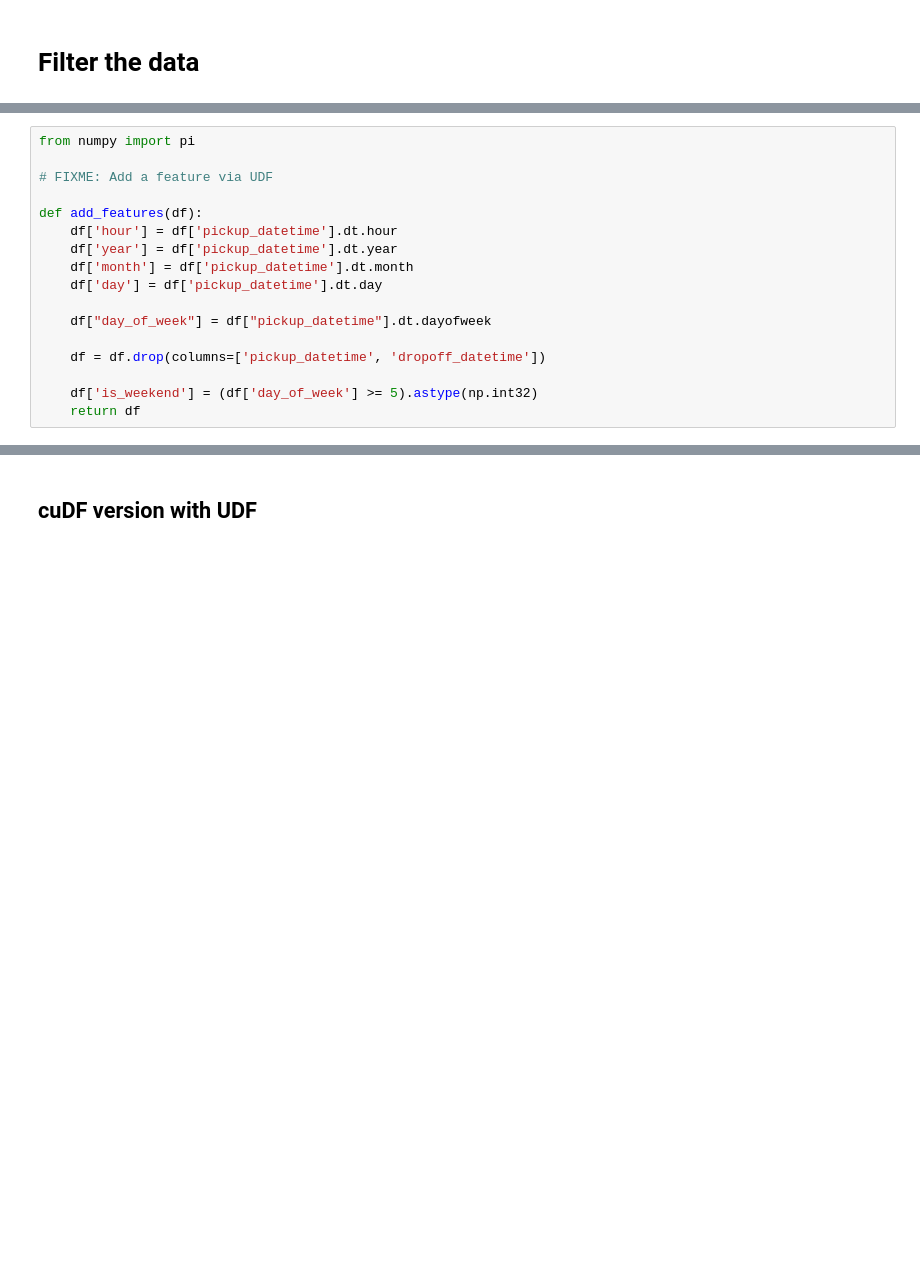
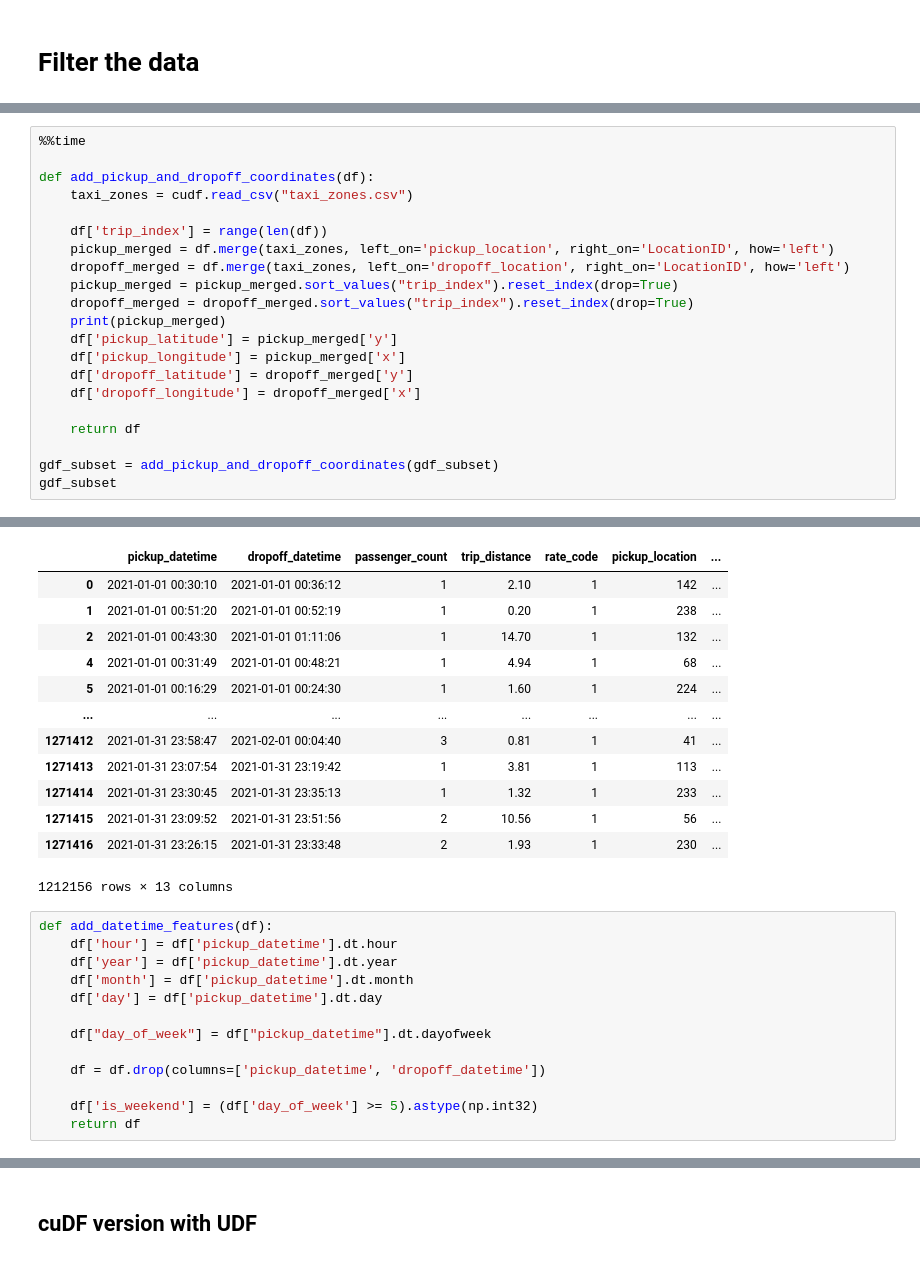
Before and after one commit to shwina/rapids-tutorial-gtc-2023, a Jupyter notebook: NYCTaxi.ipynb, the cells around one changed output, grey strips where cells are left out. Cells and saved outputs as stored; diff of their text form; blank space fills up the shorter version.

Commit message:
Updates to cudf

```diff
--- a/NYCTaxi.ipynb
+++ b/NYCTaxi.ipynb
@@ -251,0 +314,22 @@ We'll use a Haversine Distance calculation to find total trip distance, and extr
+# %%
+%%time
+
+def add_pickup_and_dropoff_coordinates(df):
+    taxi_zones = cudf.read_csv("taxi_zones.csv")
+
+    df['trip_index'] = range(len(df))
+    pickup_merged = df.merge(taxi_zones, left_on='pickup_location', right_on='LocationID', how='left')
+    dropoff_merged = df.merge(taxi_zones, left_on='dropoff_location', right_on='LocationID', how='left')
+    pickup_merged = pickup_merged.sort_values("trip_index").reset_index(drop=True)
+    dropoff_merged = dropoff_merged.sort_values("trip_index").reset_index(drop=True)
+    print(pickup_merged)
+    df['pickup_latitude'] = pickup_merged['y']
+    df['pickup_longitude'] = pickup_merged['x']
+    df['dropoff_latitude'] = dropoff_merged['y']
+    df['dropoff_longitude'] = dropoff_merged['x']
+
+    return df
+
+gdf_subset = add_pickup_and_dropoff_coordinates(gdf_subset)
+gdf_subset
+# %% [output]
@@ -252,9 +353,18 @@ We'll use a Haversine Distance calculation to find total trip distance, and extr
+|  | pickup_datetime | dropoff_datetime | passenger_count | trip_distance | rate_code | pickup_location | ... |
+| 0 | 2021-01-01 00:30:10 | 2021-01-01 00:36:12 | 1 | 2.10 | 1 | 142 | ... |
+| 1 | 2021-01-01 00:51:20 | 2021-01-01 00:52:19 | 1 | 0.20 | 1 | 238 | ... |
+| 2 | 2021-01-01 00:43:30 | 2021-01-01 01:11:06 | 1 | 14.70 | 1 | 132 | ... |
+| 4 | 2021-01-01 00:31:49 | 2021-01-01 00:48:21 | 1 | 4.94 | 1 | 68 | ... |
+| 5 | 2021-01-01 00:16:29 | 2021-01-01 00:24:30 | 1 | 1.60 | 1 | 224 | ... |
+| ... | ... | ... | ... | ... | ... | ... | ... |
+| 1271412 | 2021-01-31 23:58:47 | 2021-02-01 00:04:40 | 3 | 0.81 | 1 | 41 | ... |
+| 1271413 | 2021-01-31 23:07:54 | 2021-01-31 23:19:42 | 1 | 3.81 | 1 | 113 | ... |
+| 1271414 | 2021-01-31 23:30:45 | 2021-01-31 23:35:13 | 1 | 1.32 | 1 | 233 | ... |
+| 1271415 | 2021-01-31 23:09:52 | 2021-01-31 23:51:56 | 2 | 10.56 | 1 | 56 | ... |
+| 1271416 | 2021-01-31 23:26:15 | 2021-01-31 23:33:48 | 2 | 1.93 | 1 | 230 | ... |
+1212156 rows × 13 columns
 # %%
-from numpy import pi
-
-# FIXME: Add a feature via UDF
-
-def add_features(df):
+def add_datetime_features(df):
     df['hour'] = df['pickup_datetime'].dt.hour
     df['year'] = df['pickup_datetime'].dt.year
     df['month'] = df['pickup_datetime'].dt.month
```
Also changed, not shown: parts of 21 cells of this notebook.
